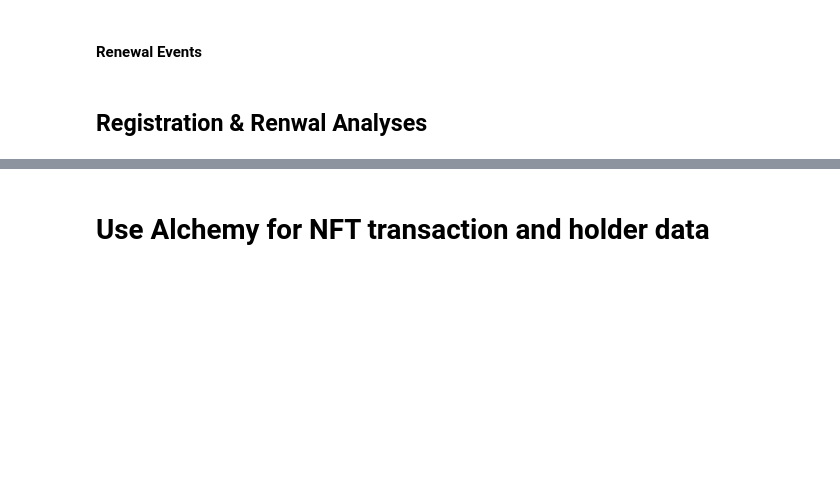
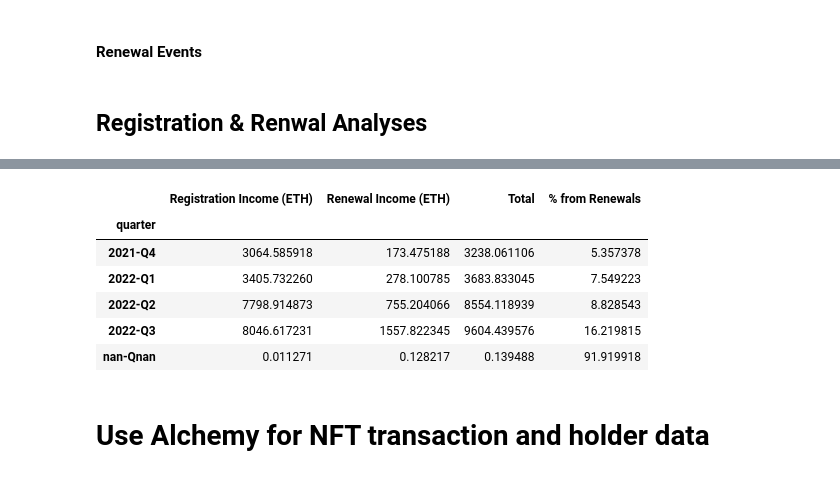
Before and after one commit to MacStrelioff/crypto_public, a Jupyter notebook: ENS NFT analyses/ENSAnalytics.ipynb, the cells around one changed output, grey strips where cells are left out. Drawn from its saved outputs; the diff is of its cells as text; code cells hidden in the pictures; blank space fills up the shorter version.

```diff
--- a/ENS NFT analyses/ENSAnalytics.ipynb
+++ b/ENS NFT analyses/ENSAnalytics.ipynb
@@ -284,3 +372,18 @@ save_obj(d, 'block_to_ts_all_dict')
 # %%
+# get registration logs with columns;
+# block number | timestamp | transaction | ens name | cost (wei and eth) | expiration timestamp
 registration_logs_all_dict = load_obj('registration_logs_all_dict')
 registration_logs_all_df=pd.DataFrame.from_dict(registration_logs_all_dict,orient='index')
+
+# process
+registration_logs_all_df = (registration_logs_all_df
+                                 .reset_index()
+                                 .set_index('blockNumber')
+                                 .join(block_to_ts_df) # get timestamps
+                                 .reset_index()
+                                 .rename(columns={'index':'tx','level_0':'block'})
+                           )
+registration_logs_all_df['ts_dt']=pd.to_datetime(registration_logs_all_df['ts']*10**9) # convert ts to datetime
+registration_logs_all_df['expires_dt']=pd.to_datetime(registration_logs_all_df['expires']*10**9) # convert to datetime
+registration_logs_all_df['cost_eth']=registration_logs_all_df['cost']/10**18 # convert wei -> eth
+registration_logs_all_df['quarter'] = registration_logs_all_df.ts_dt.apply(lambda x: pd.Timestamp(x)).apply(lambda x: str(x.year)+'-Q'+str(x.quarter))
@@ -302,0 +524,17 @@ renewal_logs_dict = load_obj('renewal_logs_dict')
+# %%
+# - Get revenue by registration vs renewal from web3
+t1=registration_logs_all_df.groupby('quarter')['cost_eth'].sum().to_frame()
+t2=renewal_logs_df.groupby('quarter')['cost_eth'].sum().to_frame()
+
+t=t1.join(t2.rename(columns={'cost_eth':'Renewal Income (ETH)'})).rename(columns={'cost_eth':'Registration Income (ETH)'})
+t['Total'] = t['Renewal Income (ETH)']+t['Registration Income (ETH)']
+t['% from Renewals'] = t['Renewal Income (ETH)']/t['Total']*100
+t
+# %% [output]
+|  | Registration Income (ETH) | Renewal Income (ETH) | Total | % from Renewals |
+| quarter |  |  |  |  |
+| 2021-Q4 | 3064.585918 | 173.475188 | 3238.061106 | 5.357378 |
+| 2022-Q1 | 3405.732260 | 278.100785 | 3683.833045 | 7.549223 |
+| 2022-Q2 | 7798.914873 | 755.204066 | 8554.118939 | 8.828543 |
+| 2022-Q3 | 8046.617231 | 1557.822345 | 9604.439576 | 16.219815 |
+| nan-Qnan | 0.011271 | 0.128217 | 0.139488 | 91.919918 |
```
Also changed, not shown: parts of 48 cells of this notebook.
